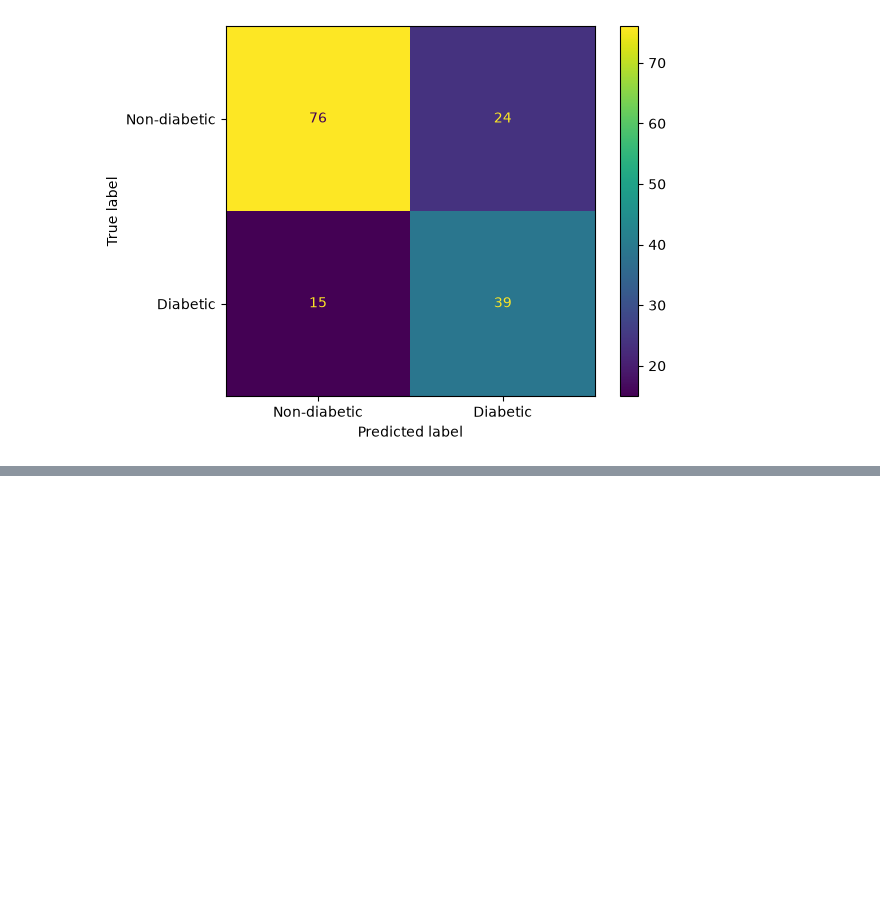
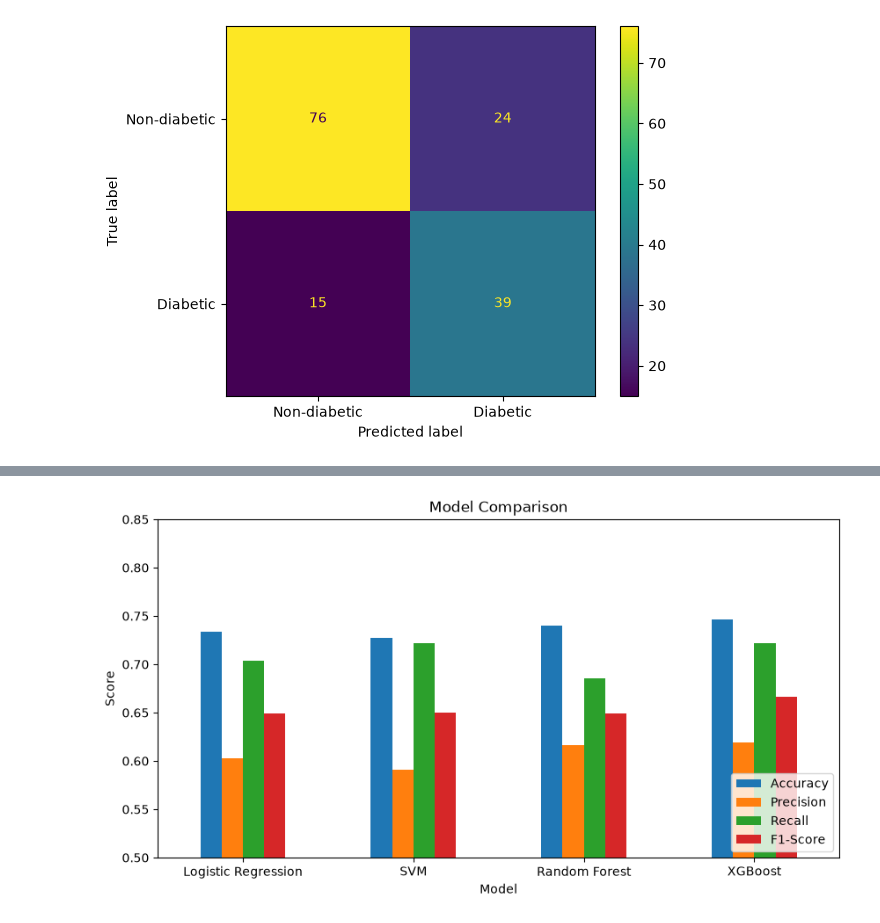
Before and after one commit to mrpaul-10/CodeAlpha_Disease_Prediction, a Jupyter notebook: notebook/Disease_Prediction.ipynb, the cells around one changed output, grey strips where cells are left out. Drawn from its saved outputs; the diff is of its cells as text; code cells hidden in the pictures; blank space fills up the shorter version.

Commit message:
Comapre All Models (Acc, Pre, Rec, F1)

```diff
--- a/notebook/Disease_Prediction.ipynb
+++ b/notebook/Disease_Prediction.ipynb
@@ -379,0 +382,9 @@ plt.show()
+# %%
+results = pd.DataFrame({
+    "Model": ["Logistic Regression", "SVM", "Random Forest", "XGBoost"],
+    "Accuracy": [accuracy_lr, accuracy_svm, accuracy_rf, accuracy_xgb],
+    "Precision": [precision_lr, precision_svm, precision_rf, precision_xgb],
+    "Recall": [recall_lr, recall_svm, recall_rf, recall_xgb],
+    "F1-Score": [f1_lr, f1_svm, f1_rf, f1_xgb]
+})
+results.round(2)
@@ -379,0 +397,10 @@ plt.show()
+# %%
+results.set_index("Model").plot(kind="bar", figsize=(10, 5))
+plt.title("Model Comparison")
+plt.ylabel("Score")
+plt.ylim(0.5, 0.85)
+plt.xticks(rotation=0)
+plt.legend(loc="lower right")
+plt.show()
+# %% [output]
+[figure, added]
```
Also changed, not shown: parts of 2 cells of this notebook.
